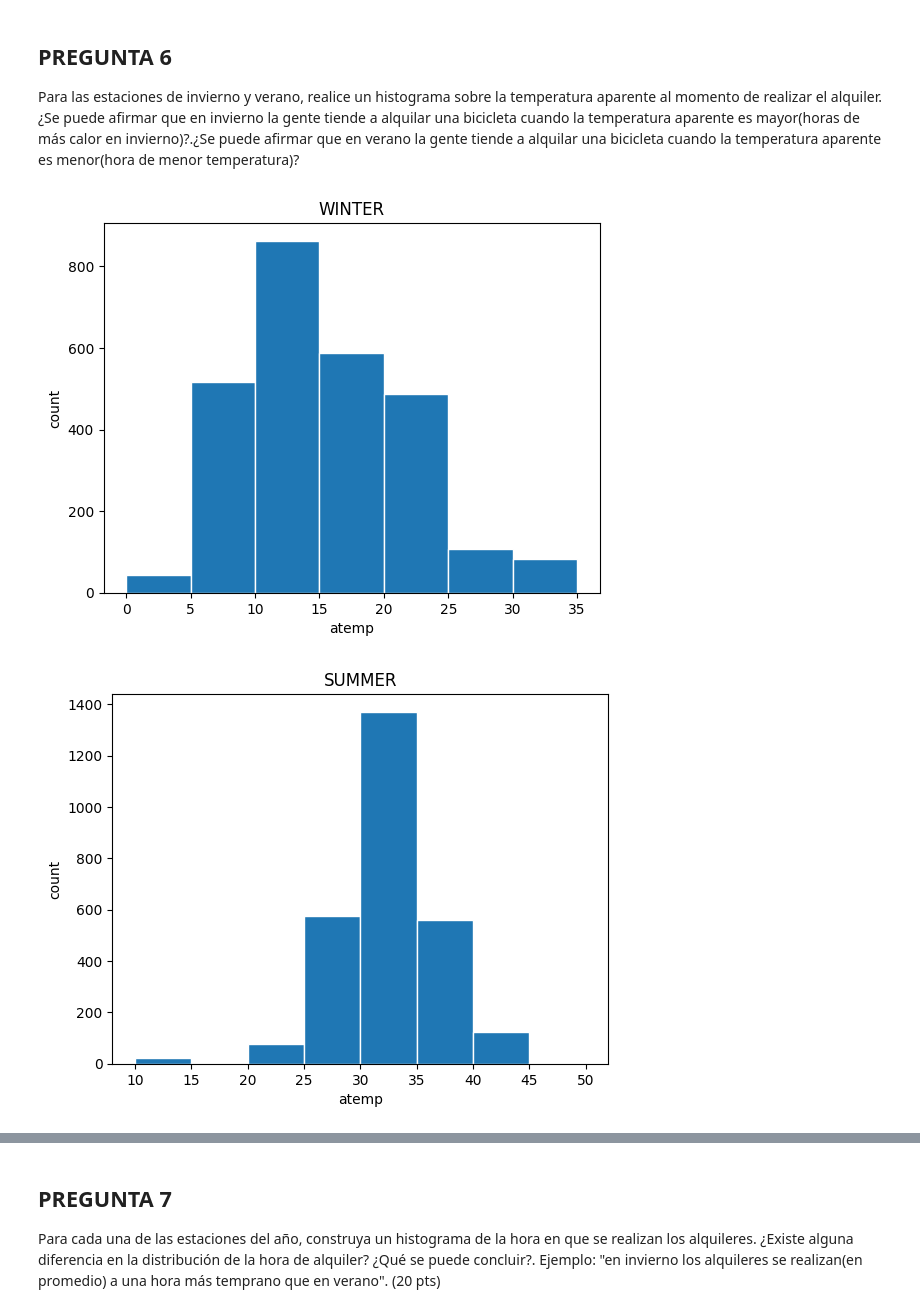
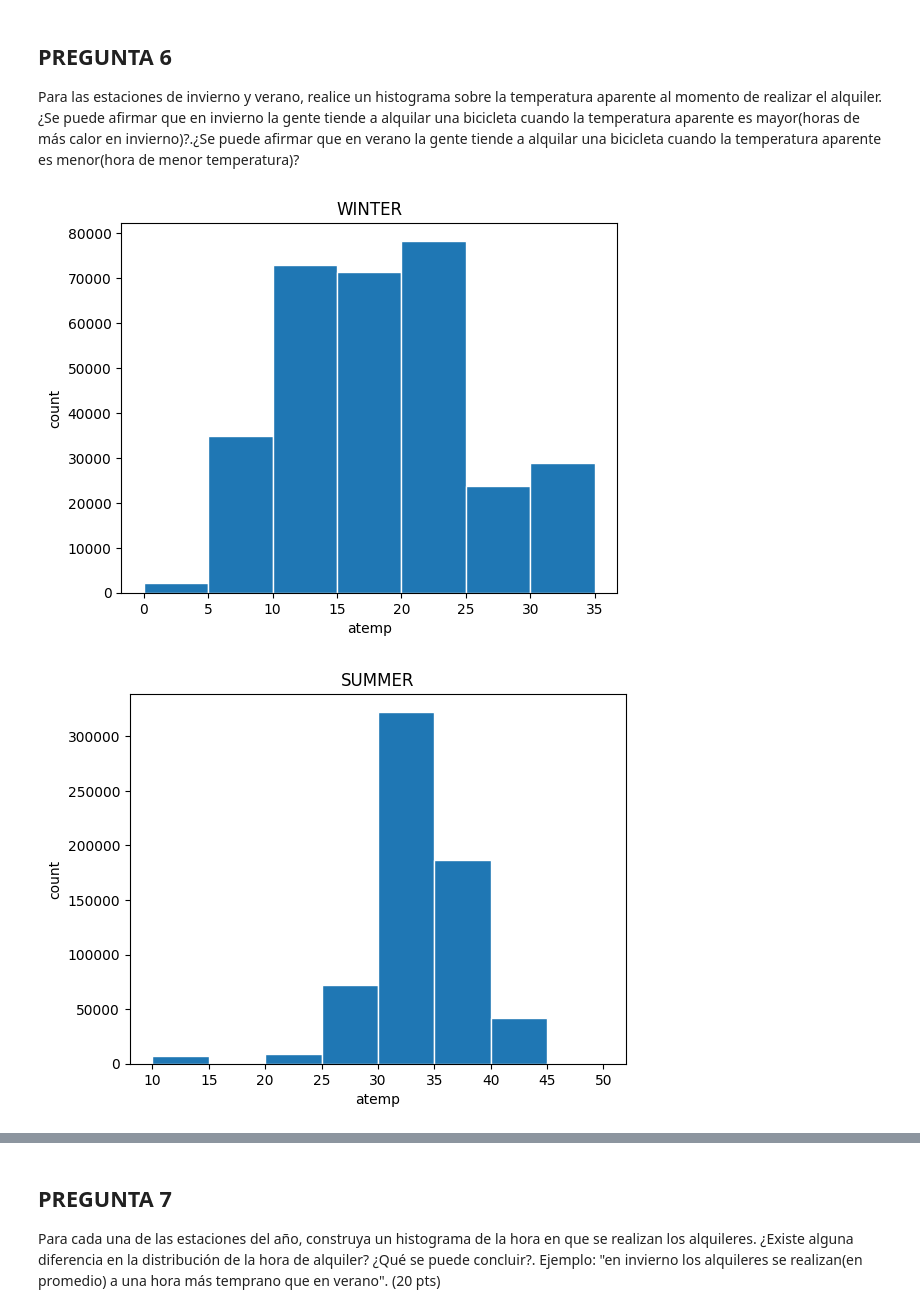
Before and after one commit to dieeh/usm-2022-2, a Jupyter notebook: INF280/taller1/Taller1.ipynb, the cells around one changed output, grey strips where cells are left out. Drawn from its saved outputs; the diff is of its cells as text; code cells hidden in the pictures.

```diff
--- a/INF280/taller1/Taller1.ipynb
+++ b/INF280/taller1/Taller1.ipynb
@@ -307,27 +303,49 @@ Para las estaciones de invierno y verano, realice un histograma sobre la tempera
 # %%
 #@title Datos invierno
 df1 = bikedf[bikedf['season'] == 1] #winter = 1
-df1 = df1[['atemp']]
+df1 = df1[['atemp','count']]
 
 df11 = df1['atemp'].to_list()
+df12 = df1['count'].to_list()
+df13= []
+
+i = 0
+while(i<len(df11)):
+    j = 0
+    while(j < df12[i]):
+        df13.append(df11[i])
+        j +=1
+    i +=1
+
 temperaturas = [0,5,10,15,20,25,30,35]
 
-plt.hist(df11, bins=temperaturas, edgecolor='white')
+plt.hist(df13, bins=temperaturas, edgecolor='white')
 plt.ylabel("count")
 plt.xlabel("atemp")
 plt.title("WINTER")
 plt.show()
 # %% [output]
-[figure, old version]
+[figure, new version]
 # %%
 #@title Datos verano
 df2 = bikedf[bikedf['season'] == 3] #summer = 3
-df2 = df2[['atemp']]
+df2 = df2[['atemp', 'count']]
 
-df22 = df2['atemp'].to_list()
+df21 = df2['atemp'].to_list()
+df22 = df2['count'].to_list()
+df23 = []
+
+i = 0
+while(i<len(df21)):
+    j = 0
+    while(j < df22[i]):
+        df23.append(df21[i])
+        j +=1
+    i +=1
+
 temperaturas = [10,15,20,25,30,35,40,45,50]
 
-plt.hist(df22, bins=temperaturas, edgecolor='white')
+plt.hist(df23, bins=temperaturas, edgecolor='white')
 plt.ylabel("count")
 plt.xlabel("atemp")
 plt.title("SUMMER")
@@ -338,4 +356,4 @@ plt.show()
 #@markdown cacho como hacer que se multiplique por el total de alquileres del dia,
 #@markdown o si es necesario hacer eso (??
 # %% [output]
-[figure, old version]
+[figure, new version]
```
Also changed, not shown: parts of 11 cells of this notebook, 6 other files.
